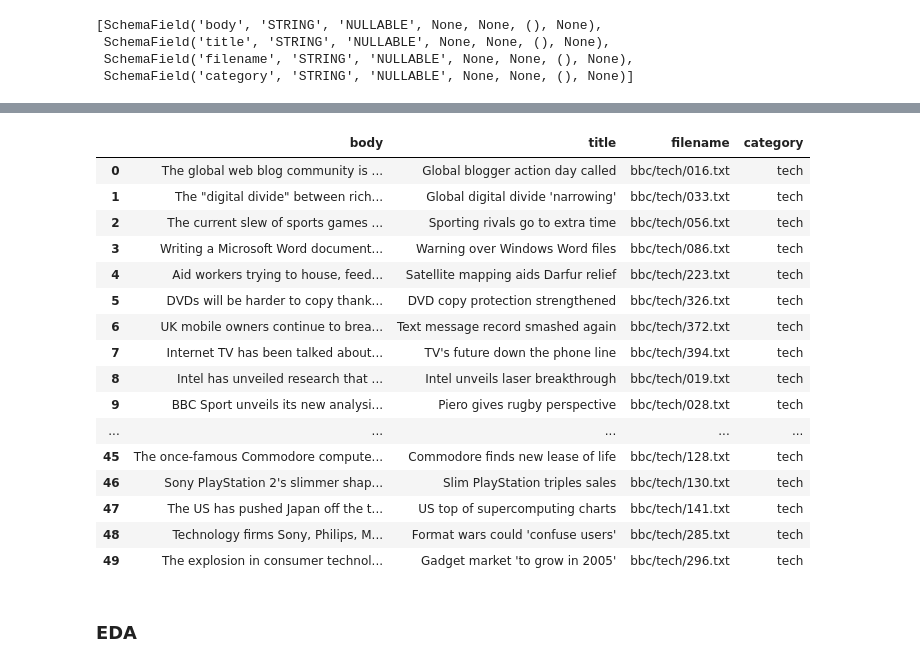
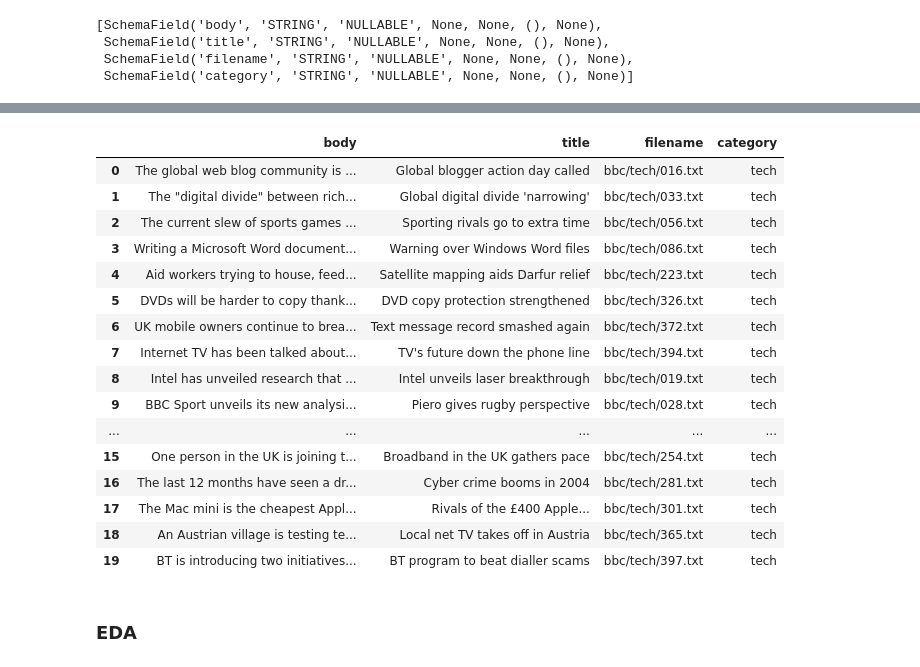
Before and after one commit to AnnaVerbytska/BBC_News, a Jupyter notebook: notebooks/EDA.ipynb, the cells around one changed output, grey strips where cells are left out. Saved outputs shown, nothing was run; the diff lists cells and outputs as text; code cells hidden in the pictures.

Commit message:
Explored a table

```diff
--- a/notebooks/EDA.ipynb
+++ b/notebooks/EDA.ipynb
@@ -39,25 +72,25 @@ table.schema
 # %%
 # Put the table to a DataFrame and preview
 df = client.list_rows(table).to_dataframe()
-df.head(50)
+df.head(20)
 # %% [output]
 |  | body | title | filename | category |
 | 0 | The global web blog community is ... | Global blogger action day called | bbc/tech/016.txt | tech |
 | 1 | The "digital divide" between rich... | Global digital divide 'narrowing' | bbc/tech/033.txt | tech |
 | 2 | The current slew of sports games ... | Sporting rivals go to extra time | bbc/tech/056.txt | tech |
 | 3 | Writing a Microsoft Word document... | Warning over Windows Word files | bbc/tech/086.txt | tech |
 | 4 | Aid workers trying to house, feed... | Satellite mapping aids Darfur relief | bbc/tech/223.txt | tech |
 | 5 | DVDs will be harder to copy thank... | DVD copy protection strengthened | bbc/tech/326.txt | tech |
 | 6 | UK mobile owners continue to brea... | Text message record smashed again | bbc/tech/372.txt | tech |
 | 7 | Internet TV has been talked about... | TV's future down the phone line | bbc/tech/394.txt | tech |
 | 8 | Intel has unveiled research that ... | Intel unveils laser breakthrough | bbc/tech/019.txt | tech |
 | 9 | BBC Sport unveils its new analysi... | Piero gives rugby perspective | bbc/tech/028.txt | tech |
 | ... | ... | ... | ... | ... |
-| 45 | The once-famous Commodore compute... | Commodore finds new lease of life | bbc/tech/128.txt | tech |
-| 46 | Sony PlayStation 2's slimmer shap... | Slim PlayStation triples sales | bbc/tech/130.txt | tech |
-| 47 | The US has pushed Japan off the t... | US top of supercomputing charts | bbc/tech/141.txt | tech |
-| 48 | Technology firms Sony, Philips, M... | Format wars could 'confuse users' | bbc/tech/285.txt | tech |
-| 49 | The explosion in consumer technol... | Gadget market 'to grow in 2005' | bbc/tech/296.txt | tech |
+| 15 | One person in the UK is joining t... | Broadband in the UK gathers pace | bbc/tech/254.txt | tech |
+| 16 | The last 12 months have seen a dr... | Cyber crime booms in 2004 | bbc/tech/281.txt | tech |
+| 17 | The Mac mini is the cheapest Appl... | Rivals of the £400 Apple... | bbc/tech/301.txt | tech |
+| 18 | An Austrian village is testing te... | Local net TV takes off in Austria | bbc/tech/365.txt | tech |
+| 19 | BT is introducing two initiatives... | BT program to beat dialler scams | bbc/tech/397.txt | tech |
 # %% [markdown]
 ### EDA
 # %%
```
Also changed, not shown: parts of 2 cells of this notebook, 1 other file.
